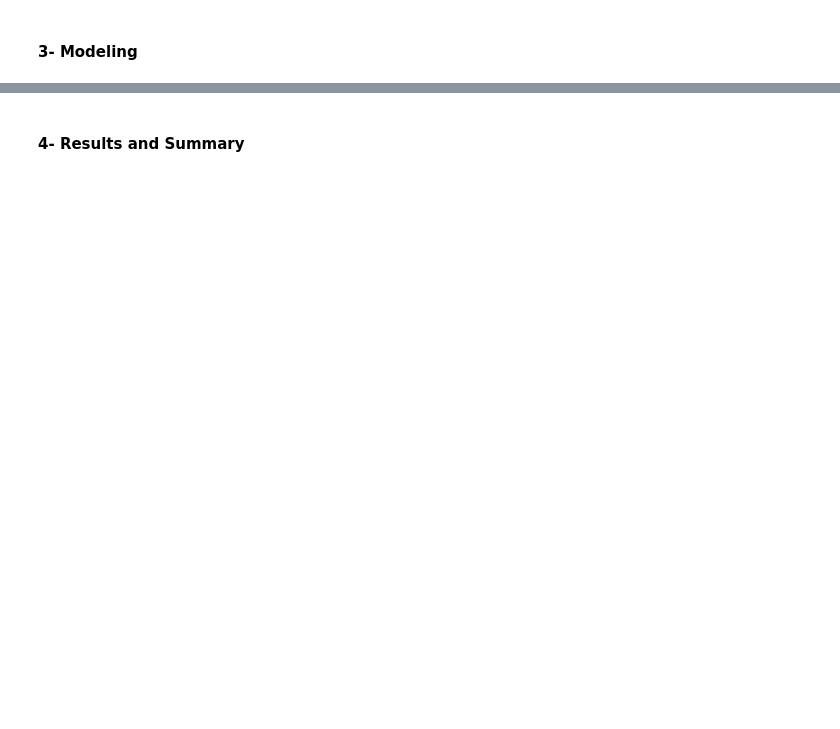
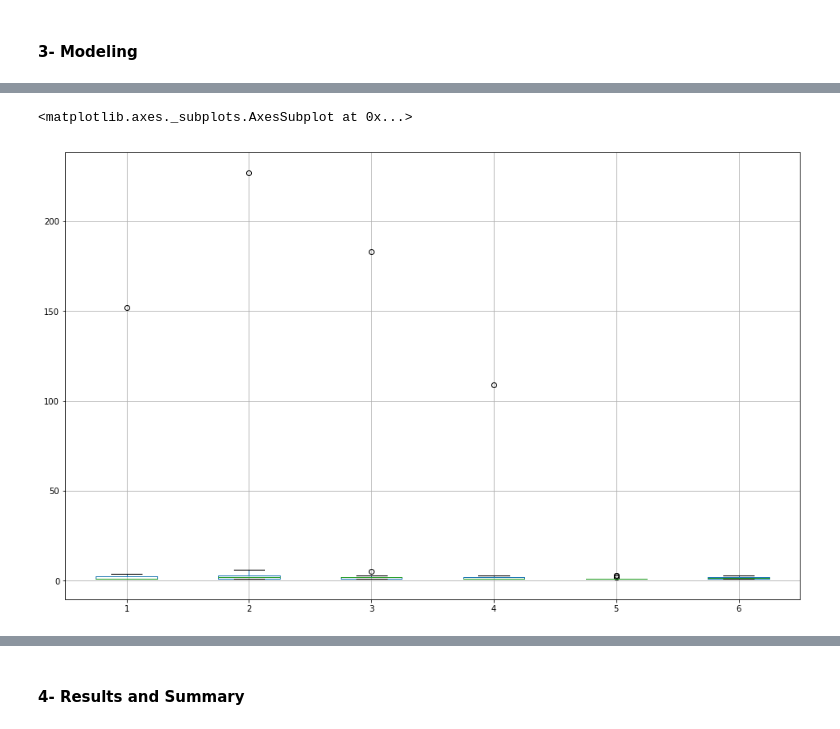
Before and after one commit to mort8Q/ds-task, a Jupyter notebook: ds-task.ipynb, the cells around one changed output, grey strips where cells are left out. Drawn from its saved outputs; the diff is of its cells as text; code cells hidden in the pictures; blank space fills up the shorter version.

```diff
--- a/ds-task.ipynb
+++ b/ds-task.ipynb
@@ -98,0 +103,2 @@ data.head()
+# %%
+data_year_month = pd.DataFrame(data.groupby(['year','month']).count()['name']).reset_index()
@@ -100,0 +116,9 @@ data.head()
+# %%
+d = {'1': np.array(data_year_month.name[data_year_month['month'] == '01']),
+    '2': np.array(data_year_month.name[data_year_month['month'] == '02']),
+    '3': np.array(data_year_month.name[data_year_month['month'] == '03']),
+    '4': np.array(data_year_month.name[data_year_month['month'] == '04']),
+    '5': np.array(data_year_month.name[data_year_month['month'] == '05']),
+    '6': np.array(data_year_month.name[data_year_month['month'] == '06'])}
+# %%
+samples = pd.DataFrame.from_dict(d, orient='index').transpose()
@@ -100,0 +145,5 @@ data.head()
+# %%
+samples.boxplot(figsize=(16,10))
+# %% [output]
+<matplotlib.axes._subplots.AxesSubplot at 0x...>
+[figure, added]
```
Also changed, not shown: parts of 15 cells of this notebook.
